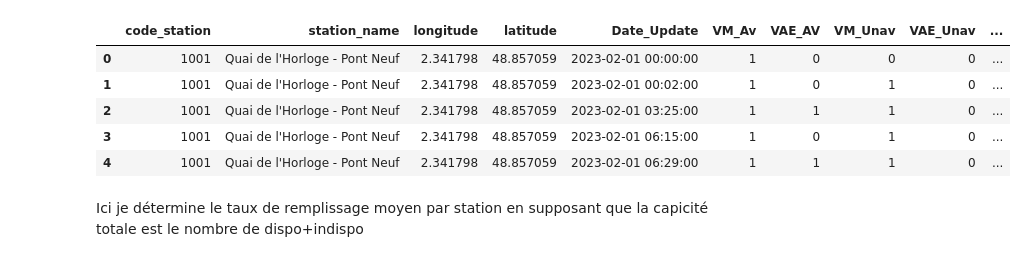
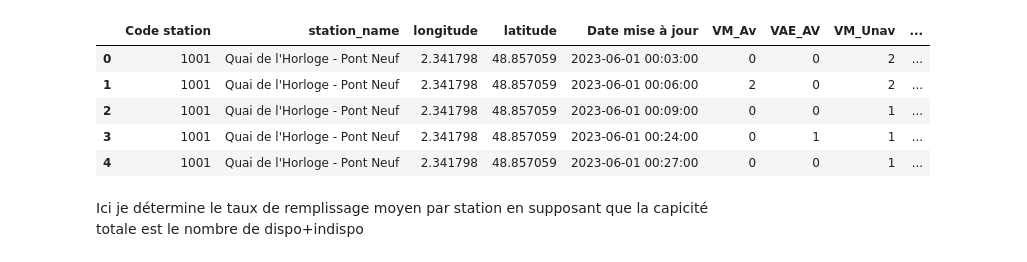
Before and after one commit to JinsNoe/Sujet-2-Etudes-de-cas, a Jupyter notebook: src/etude_de_cas_velos.ipynb, the cells around one changed output. Drawn from its saved outputs; the diff is of its cells as text; code cells hidden in the pictures.

```diff
--- a/src/etude_de_cas_velos.ipynb
+++ b/src/etude_de_cas_velos.ipynb
@@ -1,18 +1,18 @@
 # %%
 import pandas as pd
 import numpy as np
 
-data_cu_2=pd.read_csv('../Data/01_Courses_usagers/2023_02/All_data_courses.csv', sep=";")
-data_remp_2=pd.read_csv('../Data/02_Historique_remplissage_stations/2023_02/All_data_remplissage.csv', sep=",")
-data_mouv_2=pd.read_excel('../Data/03_Régulation_mouvements_stations/2023_02/2023-02-01_Mouvements_de_régulation.xlsx')
+data_cu_2=pd.read_csv('../Data/01_Courses_usagers/2023_06/All_data_courses_usagers_06_2023.csv', sep=",")
+data_remp_2=pd.read_csv('../Data/02_Historique_remplissage_stations/2023_06/All_data_remplissage.csv', sep=",")
+#data_mouv_2=pd.read_excel('../Data/03_Régulation_mouvements_stations/2023_02/2023-02-01_Mouvements_de_régulation.xlsx')
 data_remp_2.head()
 # %% [output]
-|  | code_station | station_name | longitude | latitude | Date_Update | VM_Av | VAE_AV | VM_Unav | VAE_Unav | ... |
-| 0 | 1001 | Quai de l'Horloge - Pont Neuf | 2.341798 | 48.857059 | 2023-02-01 00:00:00 | 1 | 0 | 0 | 0 | ... |
-| 1 | 1001 | Quai de l'Horloge - Pont Neuf | 2.341798 | 48.857059 | 2023-02-01 00:02:00 | 1 | 0 | 1 | 0 | ... |
-| 2 | 1001 | Quai de l'Horloge - Pont Neuf | 2.341798 | 48.857059 | 2023-02-01 03:25:00 | 1 | 1 | 1 | 0 | ... |
-| 3 | 1001 | Quai de l'Horloge - Pont Neuf | 2.341798 | 48.857059 | 2023-02-01 06:15:00 | 1 | 0 | 1 | 0 | ... |
-| 4 | 1001 | Quai de l'Horloge - Pont Neuf | 2.341798 | 48.857059 | 2023-02-01 06:29:00 | 1 | 1 | 1 | 0 | ... |
+|  | Code station | station_name | longitude | latitude | Date mise à jour | VM_Av | VAE_AV | VM_Unav | ... |
+| 0 | 1001 | Quai de l'Horloge - Pont Neuf | 2.341798 | 48.857059 | 2023-06-01 00:03:00 | 0 | 0 | 2 | ... |
+| 1 | 1001 | Quai de l'Horloge - Pont Neuf | 2.341798 | 48.857059 | 2023-06-01 00:06:00 | 2 | 0 | 2 | ... |
+| 2 | 1001 | Quai de l'Horloge - Pont Neuf | 2.341798 | 48.857059 | 2023-06-01 00:09:00 | 0 | 0 | 1 | ... |
+| 3 | 1001 | Quai de l'Horloge - Pont Neuf | 2.341798 | 48.857059 | 2023-06-01 00:24:00 | 0 | 1 | 1 | ... |
+| 4 | 1001 | Quai de l'Horloge - Pont Neuf | 2.341798 | 48.857059 | 2023-06-01 00:27:00 | 0 | 0 | 1 | ... |
 # %% [markdown]
 Ici je détermine le taux de remplissage moyen par station en supposant que la capicité totale est le nombre de dispo+indispo
 # %%
```
Also changed, not shown: parts of 22 cells of this notebook.
